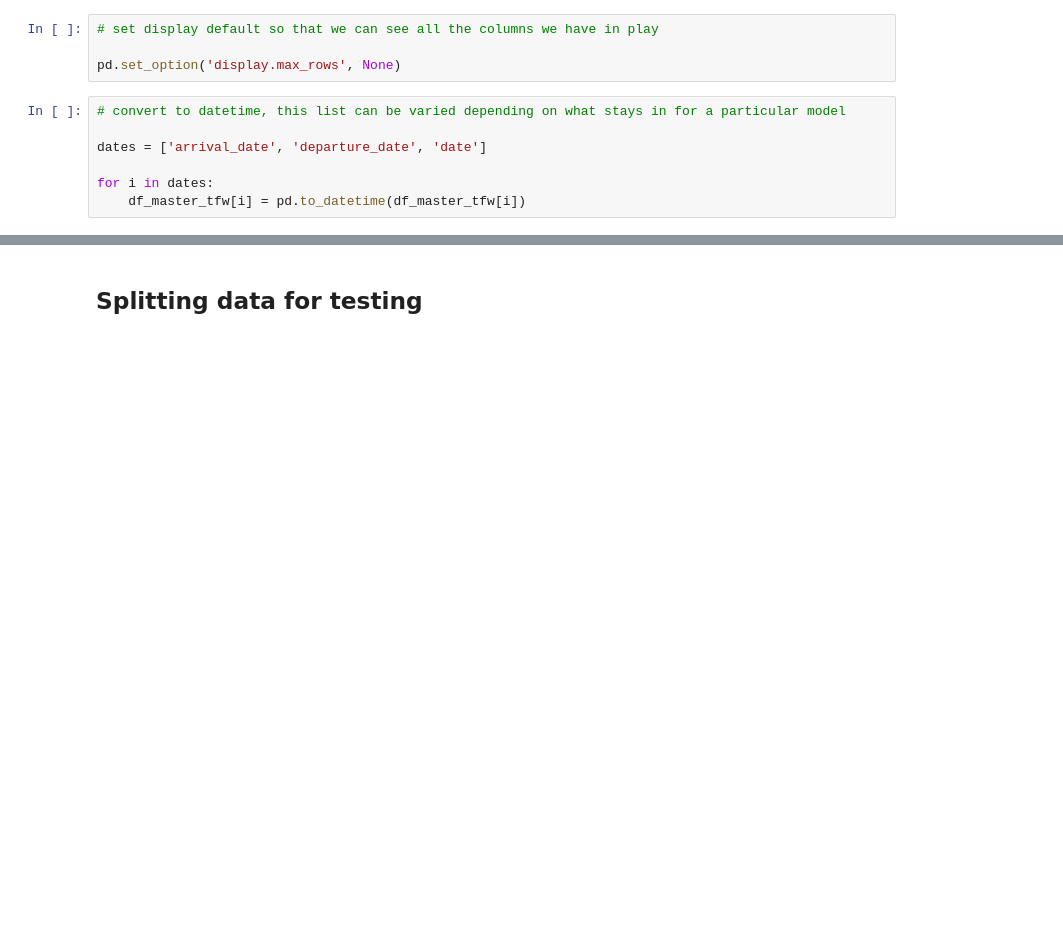
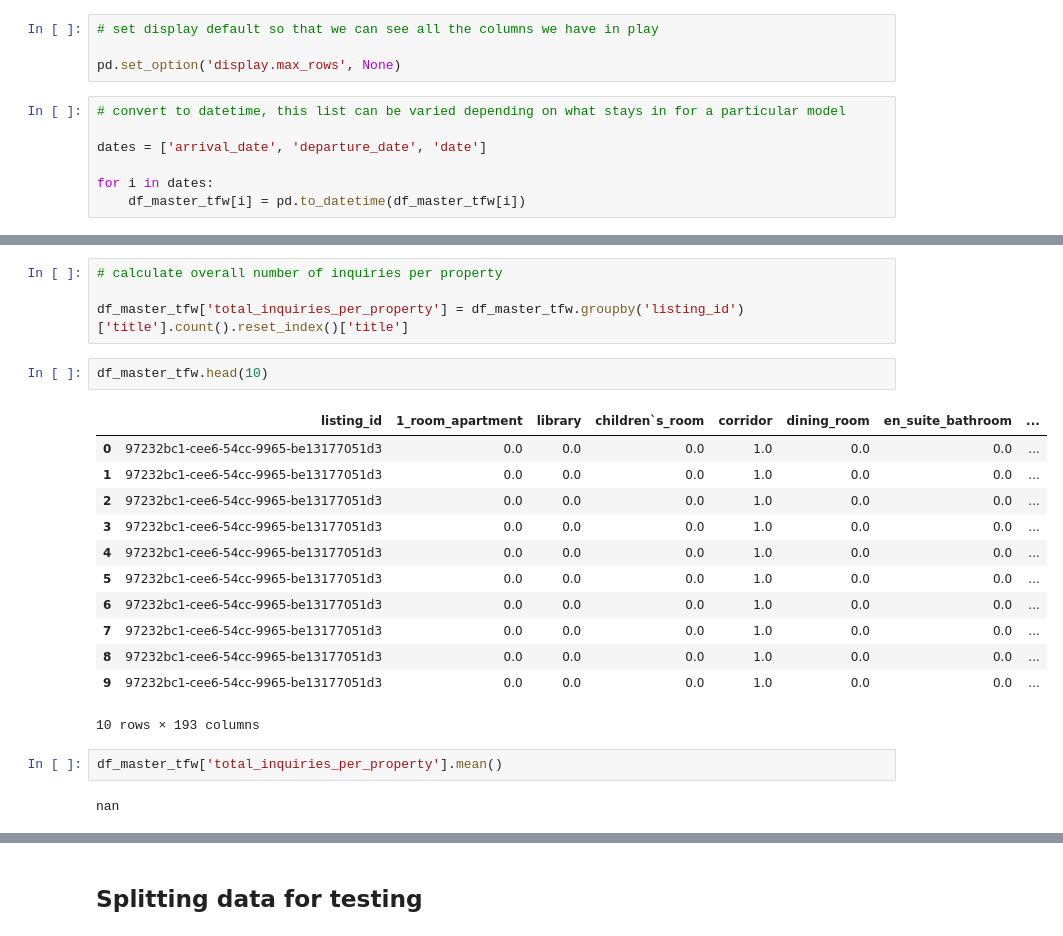
Before and after one commit to neue-fische-traum/traum-preis, a Jupyter notebook: notebooks/EDA-and-modeling.ipynb, the cells around one changed output, grey strips where cells are left out. Saved outputs shown, nothing was run; the diff lists cells and outputs as text; blank space fills up the shorter version.

```diff
--- a/notebooks/EDA-and-modeling.ipynb
+++ b/notebooks/EDA-and-modeling.ipynb
@@ -63,3 +83,26 @@ bedrooms                                 float64
 max_guests                               float64
 living_area                              float64
 dtype: object
+# %%
+# calculate overall number of inquiries per property
+
+df_master_tfw['total_inquiries_per_property'] = df_master_tfw.groupby('listing_id')['title'].count().reset_index()['title']
+# %%
+df_master_tfw.head(10)
+# %% [output]
+|  | listing_id | 1_room_apartment | library | children`s_room | corridor | dining_room | en_suite_bathroom | ... |
+| 0 | 97232bc1-cee6-54cc-9965-be13177051d3 | 0.0 | 0.0 | 0.0 | 1.0 | 0.0 | 0.0 | ... |
+| 1 | 97232bc1-cee6-54cc-9965-be13177051d3 | 0.0 | 0.0 | 0.0 | 1.0 | 0.0 | 0.0 | ... |
+| 2 | 97232bc1-cee6-54cc-9965-be13177051d3 | 0.0 | 0.0 | 0.0 | 1.0 | 0.0 | 0.0 | ... |
+| 3 | 97232bc1-cee6-54cc-9965-be13177051d3 | 0.0 | 0.0 | 0.0 | 1.0 | 0.0 | 0.0 | ... |
+| 4 | 97232bc1-cee6-54cc-9965-be13177051d3 | 0.0 | 0.0 | 0.0 | 1.0 | 0.0 | 0.0 | ... |
+| 5 | 97232bc1-cee6-54cc-9965-be13177051d3 | 0.0 | 0.0 | 0.0 | 1.0 | 0.0 | 0.0 | ... |
+| 6 | 97232bc1-cee6-54cc-9965-be13177051d3 | 0.0 | 0.0 | 0.0 | 1.0 | 0.0 | 0.0 | ... |
+| 7 | 97232bc1-cee6-54cc-9965-be13177051d3 | 0.0 | 0.0 | 0.0 | 1.0 | 0.0 | 0.0 | ... |
+| 8 | 97232bc1-cee6-54cc-9965-be13177051d3 | 0.0 | 0.0 | 0.0 | 1.0 | 0.0 | 0.0 | ... |
+| 9 | 97232bc1-cee6-54cc-9965-be13177051d3 | 0.0 | 0.0 | 0.0 | 1.0 | 0.0 | 0.0 | ... |
+10 rows × 193 columns
+# %%
+df_master_tfw['total_inquiries_per_property'].mean()
+# %% [output]
+nan
```
Also changed, not shown: parts of 6 cells of this notebook, 1 other file.
